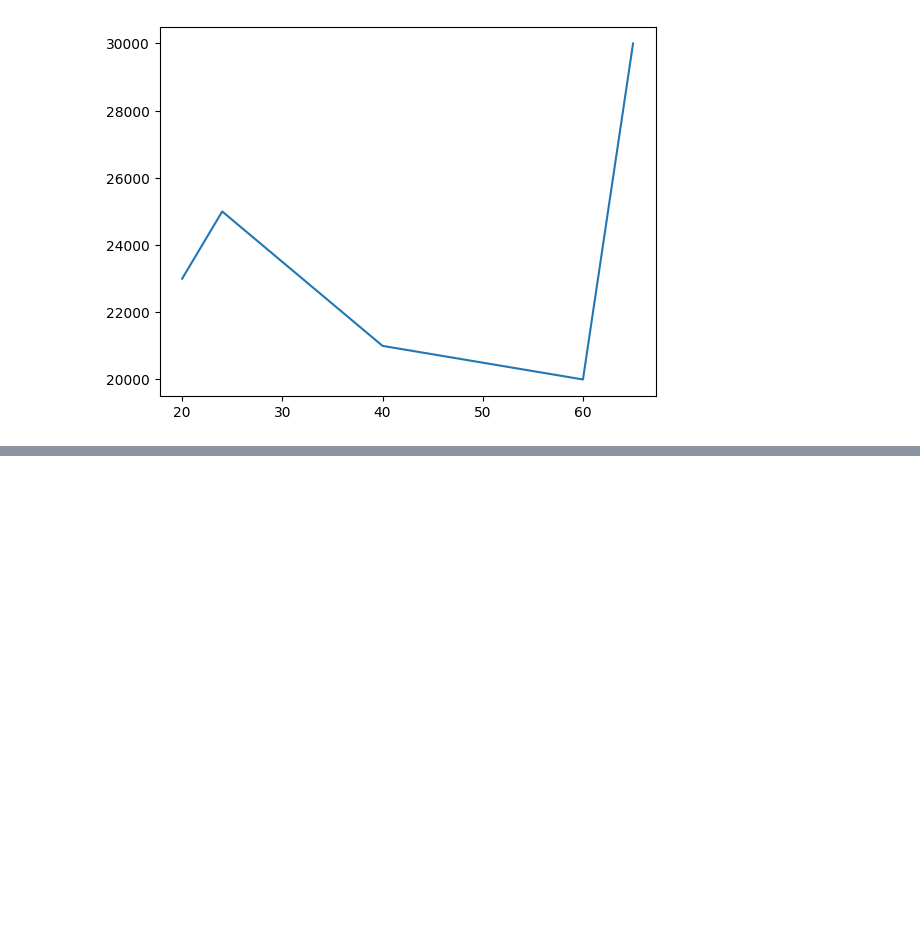
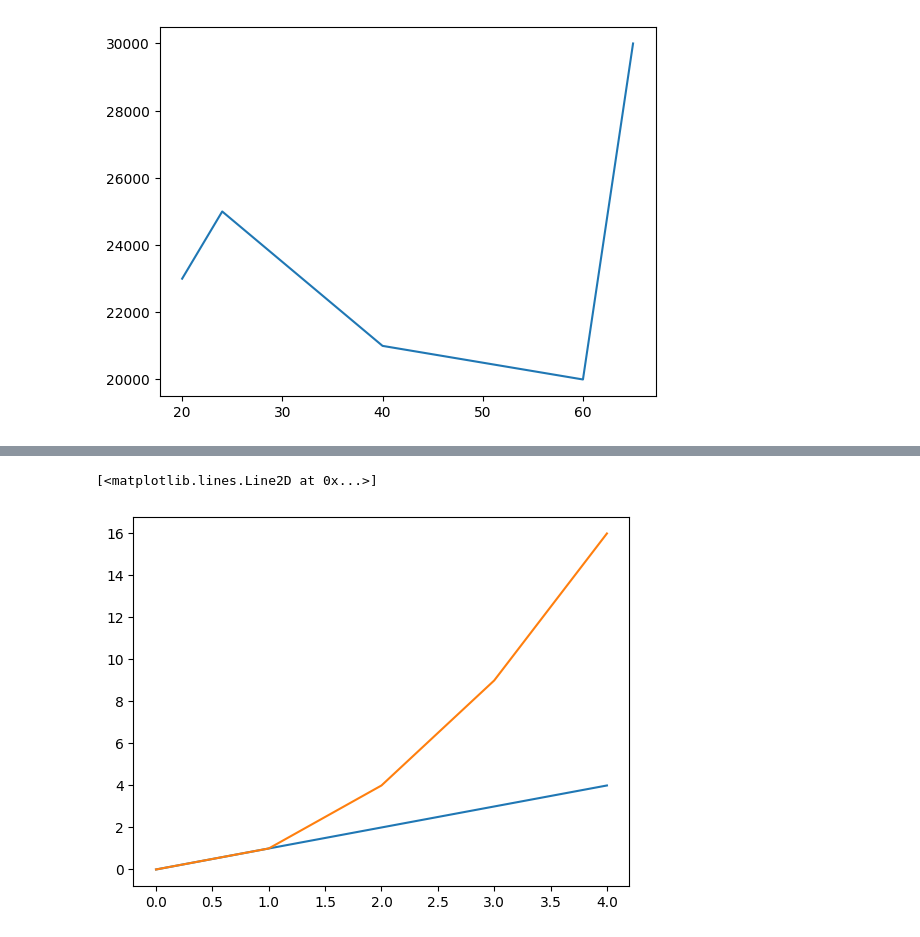
Before and after one commit to harshitgupta240197/Python, a Jupyter notebook: Matplotlib/Core_Concepts/Matplotlib_Basics.ipynb, the cells around one changed output, grey strips where cells are left out. Cells and saved outputs as stored; diff of their text form; code cells hidden in the pictures; blank space fills up the shorter version.

```diff
--- a/Matplotlib/Core_Concepts/Matplotlib_Basics.ipynb
+++ b/Matplotlib/Core_Concepts/Matplotlib_Basics.ipynb
@@ -31,0 +43,6 @@ plt.show()
+# %%
+plt.plot(nums, nums)
+plt.plot(nums, nums * nums)
+# %% [output]
+[<matplotlib.lines.Line2D at 0x...>]
+[figure, added]
```
Also changed, not shown: parts of 5 cells of this notebook.
